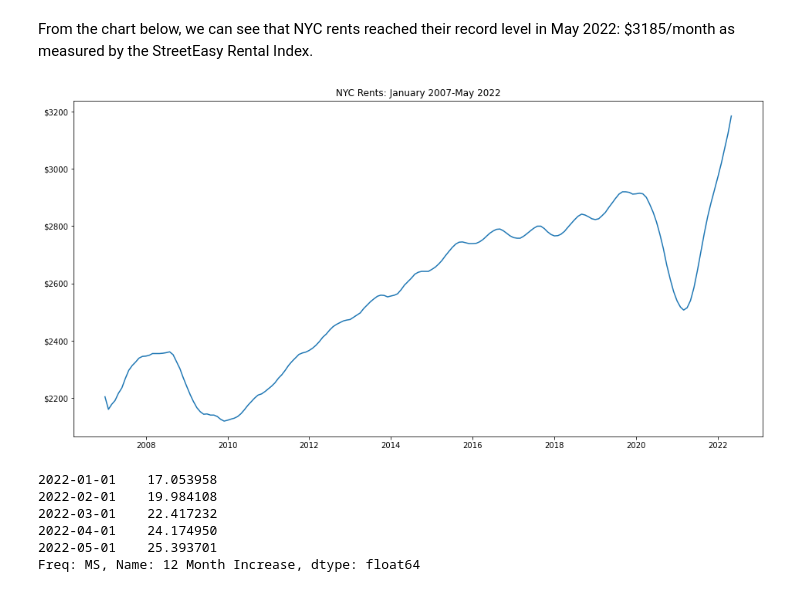
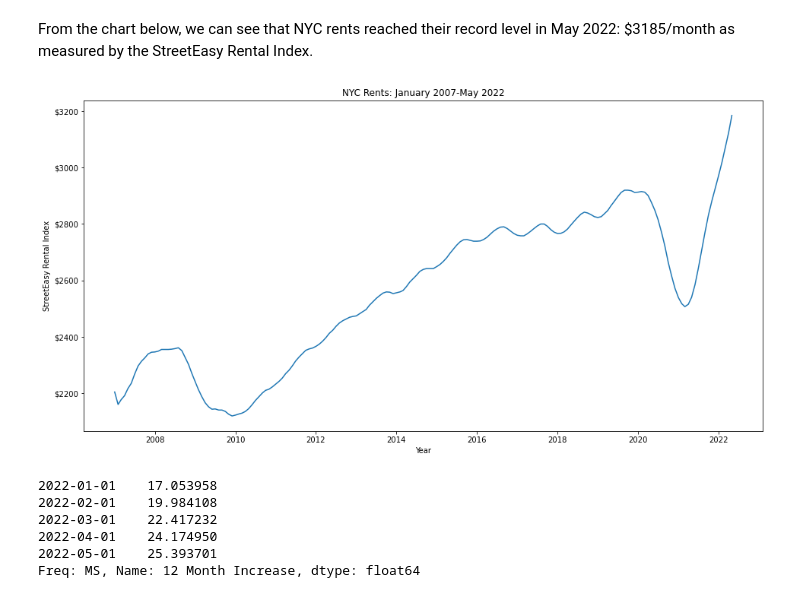
Before and after one commit to DavidKRichter/NYC-Rent-Forecasting-SARIMAX, a Jupyter notebook: index.ipynb, the cells around one changed output. Drawn from its saved outputs; the diff is of its cells as text; code cells hidden in the pictures.

```diff
--- a/index.ipynb
+++ b/index.ipynb
@@ -272,13 +272,17 @@ From the chart below, we can see that NYC rents reached their record level in Ma
 # %%
 fig, ax = plt.subplots(figsize=(16, 8))
 ax.plot(all_data['NYC Rental Index'], label='NYC Rental Index')
 ax.set_title('NYC Rents: January 2007-May 2022')
+
+ax.set_xlabel('Year')
+ax.set_ylabel('StreetEasy Rental Index')
+
 formatter = ticker.FormatStrFormatter('$%1.0f')
 ax.yaxis.set_major_formatter(formatter)
 plt.savefig('images/rental_index.png')
 plt.show()
 # %% [output]
-[figure, old version]
+[figure, new version]
 # %%
 all_data['Rental Index 12 Month Lag'] = all_data['NYC Rental Index'].shift(periods=12)
 all_data['12 Month Increase'] = (100*all_data['NYC Rental Index']/all_data['Rental Index 12 Month Lag'])-100
```
Also changed, not shown: parts of 7 cells of this notebook, 2 other files.
